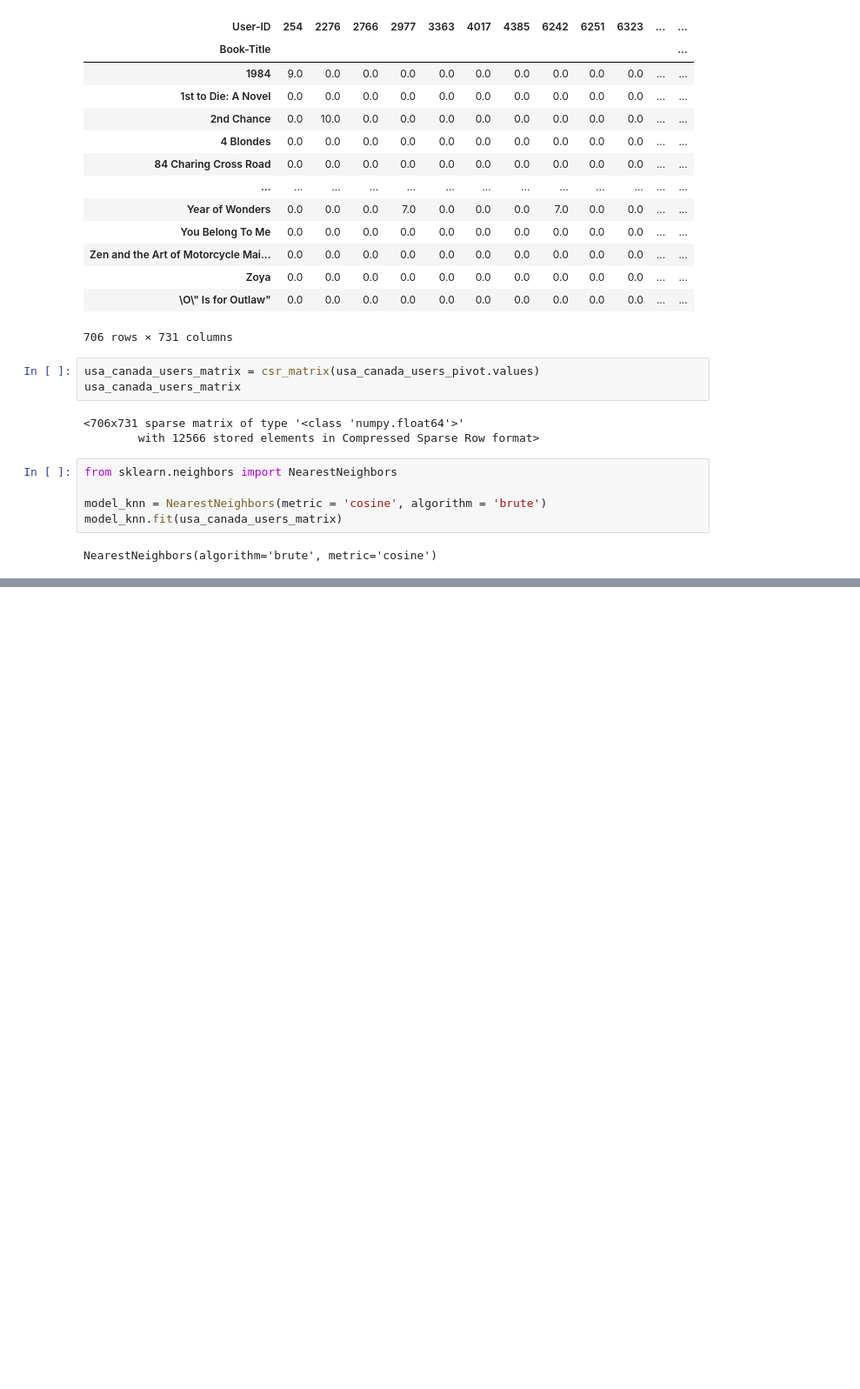
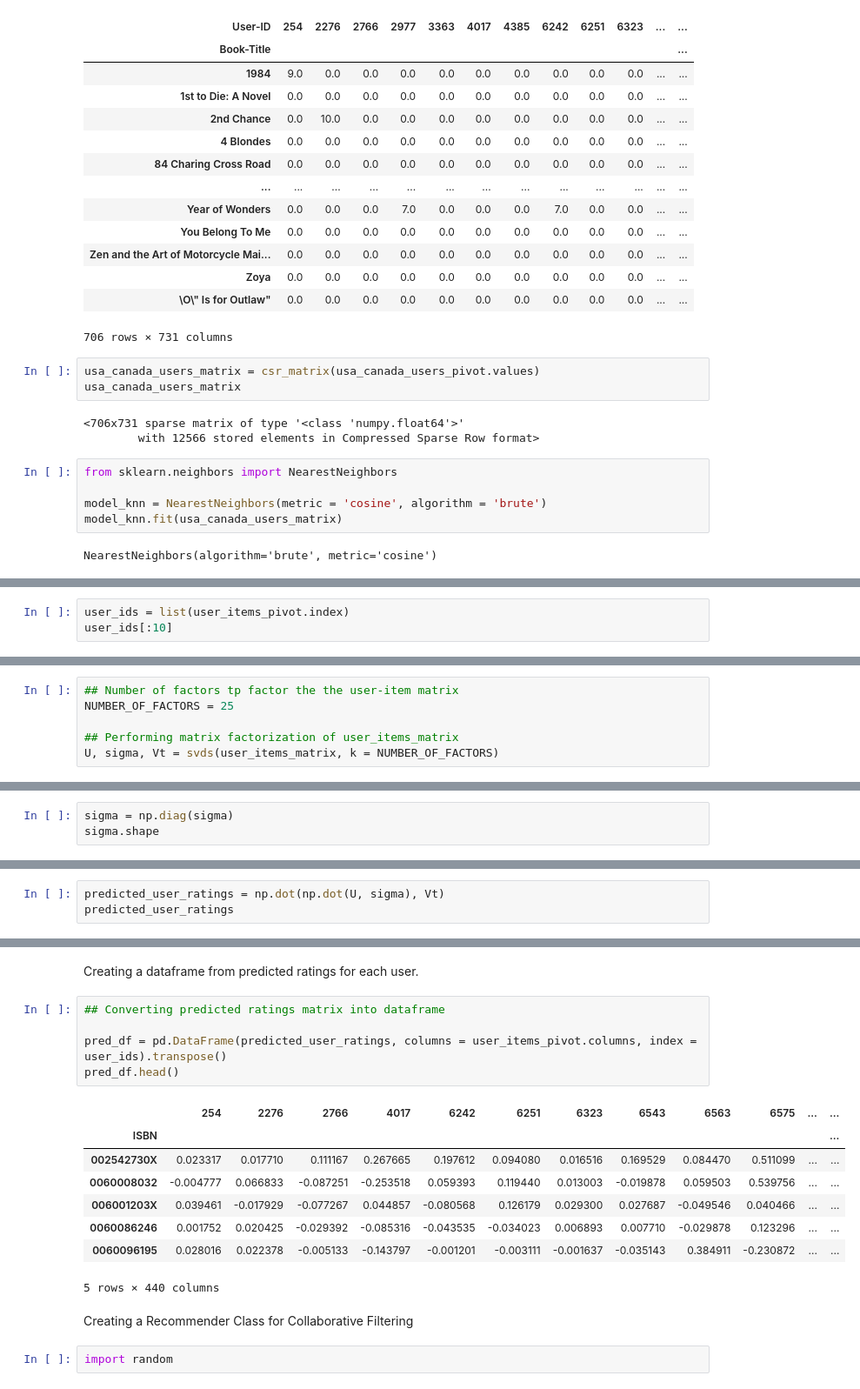
Before and after one commit to shyamsundar-v/Book-Recommendation-System, a Jupyter notebook: Book_Recommendation_System.ipynb, the cells around one changed output, grey strips where cells are left out. Shown at 87% size. Drawn from its saved outputs; the diff is of its cells as text; blank space fills up the shorter version.

```diff
--- a/Book_Recommendation_System.ipynb
+++ b/Book_Recommendation_System.ipynb
@@ -700,0 +794,3 @@ Recommendation forLoves Music, Loves to Dance
+# %%
+user_ids = list(user_items_pivot.index)
+user_ids[:10]
@@ -700,0 +806,6 @@ Recommendation forLoves Music, Loves to Dance
+# %%
+## Number of factors tp factor the the user-item matrix
+NUMBER_OF_FACTORS = 25
+
+## Performing matrix factorization of user_items_matrix
+U, sigma, Vt = svds(user_items_matrix, k = NUMBER_OF_FACTORS)
@@ -700,0 +820,3 @@ Recommendation forLoves Music, Loves to Dance
+# %%
+sigma = np.diag(sigma)
+sigma.shape
@@ -700,0 +831,3 @@ Recommendation forLoves Music, Loves to Dance
+# %%
+predicted_user_ratings = np.dot(np.dot(U, sigma), Vt)
+predicted_user_ratings
@@ -700,0 +848,20 @@ Recommendation forLoves Music, Loves to Dance
+# %% [markdown]
+Creating a dataframe from predicted ratings for each user.
+# %%
+## Converting predicted ratings matrix into dataframe
+
+pred_df = pd.DataFrame(predicted_user_ratings, columns = user_items_pivot.columns, index = user_ids).transpose()
+pred_df.head()
+# %% [output]
+|  | 254 | 2276 | 2766 | 4017 | 6242 | 6251 | 6323 | 6543 | 6563 | 6575 | ... | ... |
+| ISBN |  |  |  |  |  |  |  |  |  |  |  | ... |
+| 002542730X | 0.023317 | 0.017710 | 0.111167 | 0.267665 | 0.197612 | 0.094080 | 0.016516 | 0.169529 | 0.084470 | 0.511099 | ... | ... |
+| 0060008032 | -0.004777 | 0.066833 | -0.087251 | -0.253518 | 0.059393 | 0.119440 | 0.013003 | -0.019878 | 0.059503 | 0.539756 | ... | ... |
+| 006001203X | 0.039461 | -0.017929 | -0.077267 | 0.044857 | -0.080568 | 0.126179 | 0.029300 | 0.027687 | -0.049546 | 0.040466 | ... | ... |
+| 0060086246 | 0.001752 | 0.020425 | -0.029392 | -0.085316 | -0.043535 | -0.034023 | 0.006893 | 0.007710 | -0.029878 | 0.123296 | ... | ... |
+| 0060096195 | 0.028016 | 0.022378 | -0.005133 | -0.143797 | -0.001201 | -0.003111 | -0.001637 | -0.035143 | 0.384911 | -0.230872 | ... | ... |
+5 rows × 440 columns
+# %% [markdown]
+Creating a Recommender Class for Collaborative Filtering
+# %%
+import random
```
Also changed, not shown: parts of 28 cells of this notebook.
